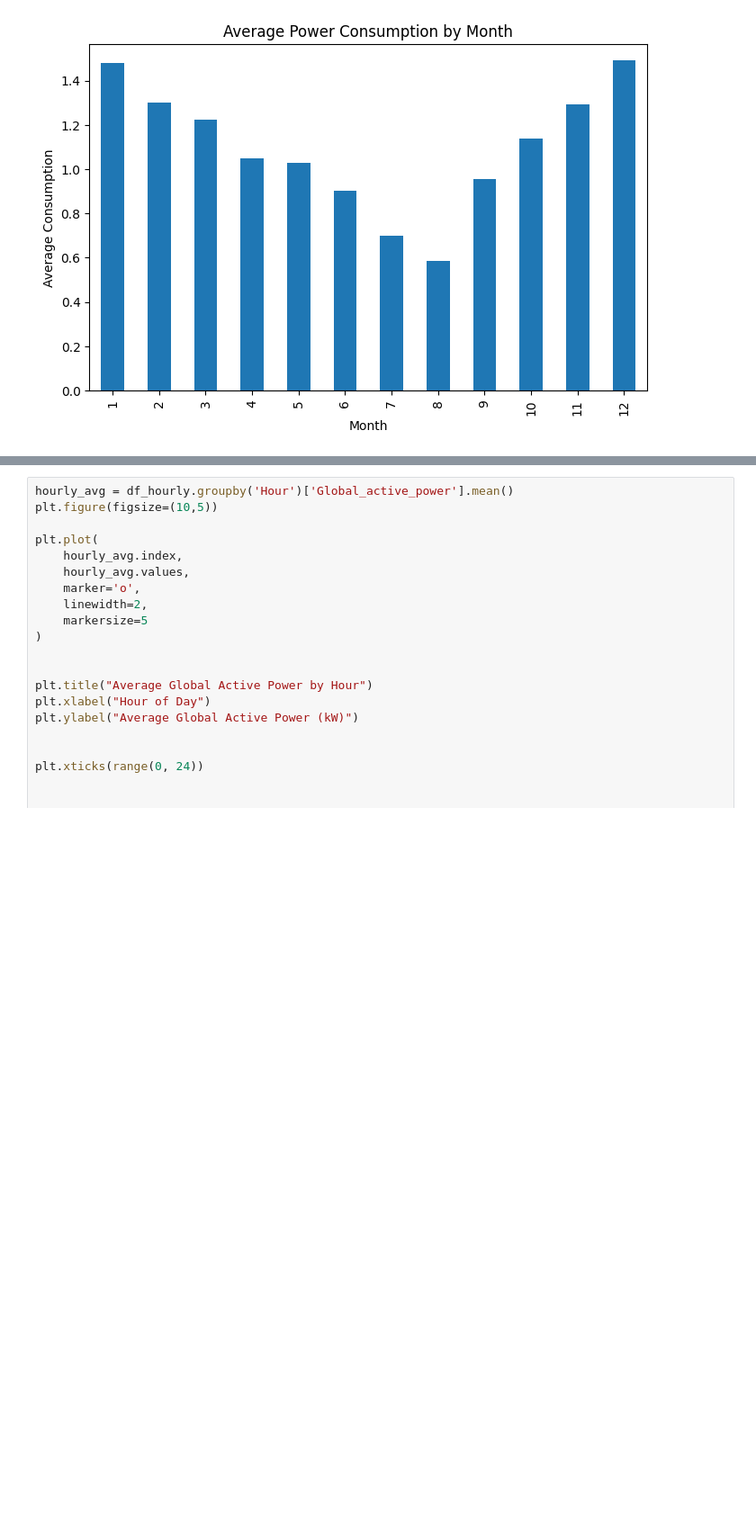
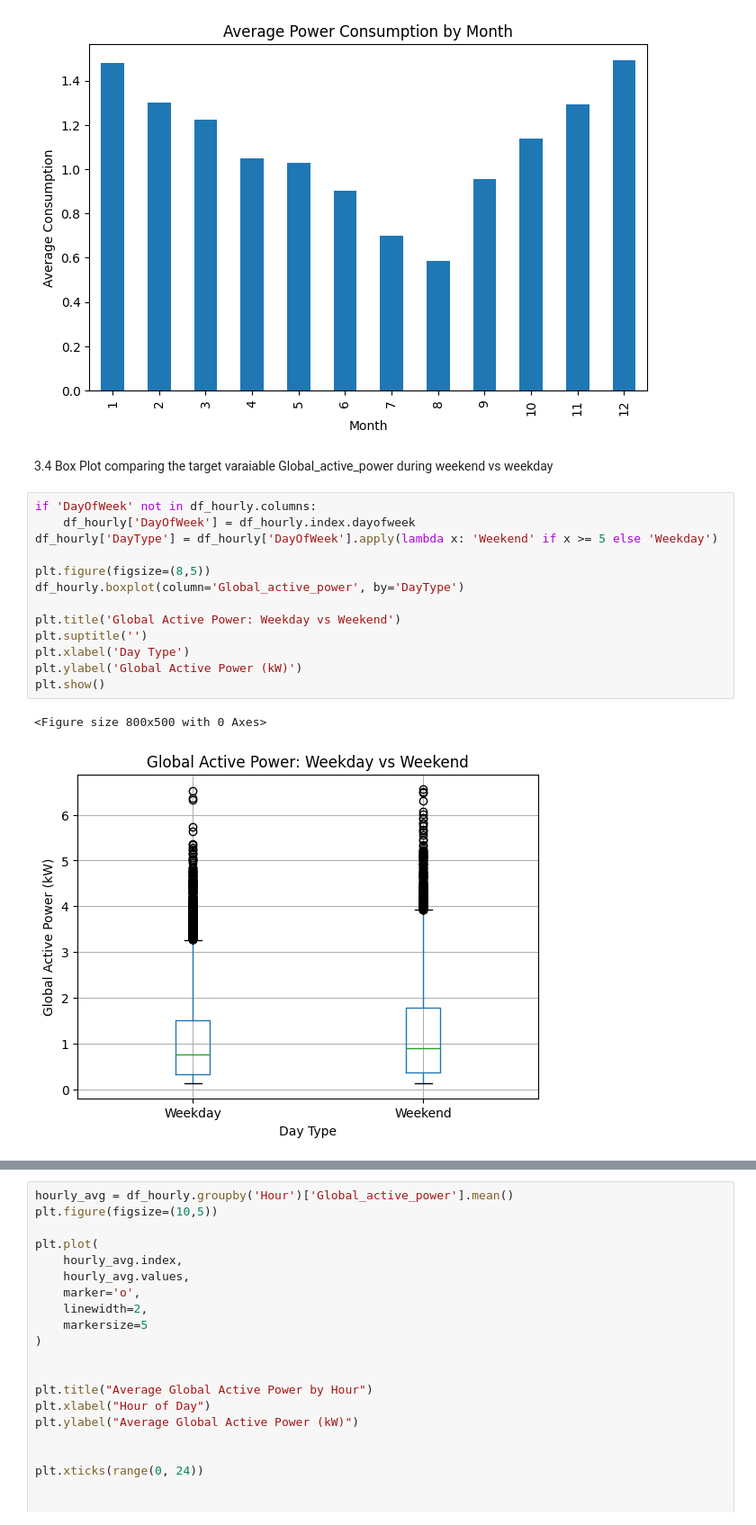
Before and after one commit to Akhilaprabhu705/ML, a Jupyter notebook: Time_series_Forecasting_.ipynb, the cells around one changed output, grey strips where cells are left out. Shown at 90% size. Cells and saved outputs as stored; diff of their text form; blank space fills up the shorter version.

```diff
--- a/Time_series_Forecasting_.ipynb
+++ b/Time_series_Forecasting_.ipynb
@@ -173,4 +173,22 @@ plt.ylabel("Average Consumption")
 plt.show()
 # %% [output]
 [figure]
+# %% [markdown]
+3.4 Box Plot comparing the target varaiable Global_active_power during weekend vs weekday
+# %%
+if 'DayOfWeek' not in df_hourly.columns:
+    df_hourly['DayOfWeek'] = df_hourly.index.dayofweek
+df_hourly['DayType'] = df_hourly['DayOfWeek'].apply(lambda x: 'Weekend' if x >= 5 else 'Weekday')
+
+plt.figure(figsize=(8,5))
+df_hourly.boxplot(column='Global_active_power', by='DayType')
+
+plt.title('Global Active Power: Weekday vs Weekend')
+plt.suptitle('')
+plt.xlabel('Day Type')
+plt.ylabel('Global Active Power (kW)')
+plt.show()
+# %% [output]
+<Figure size 800x500 with 0 Axes>
+[figure, added]
 # %% [markdown]
```
Also changed, not shown: parts of 3 cells of this notebook.
